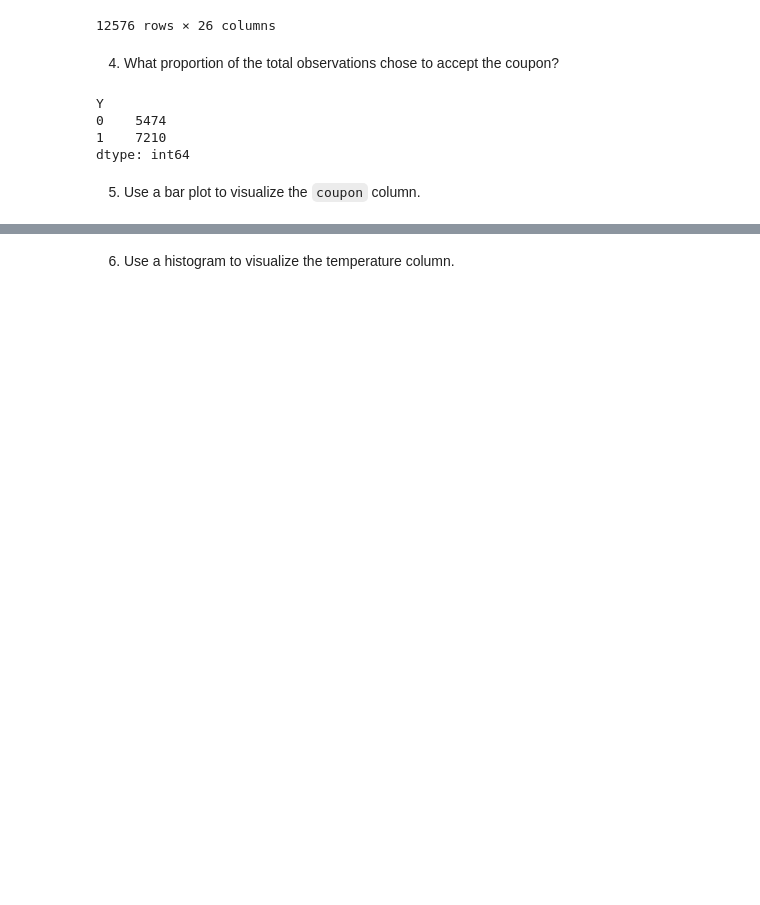
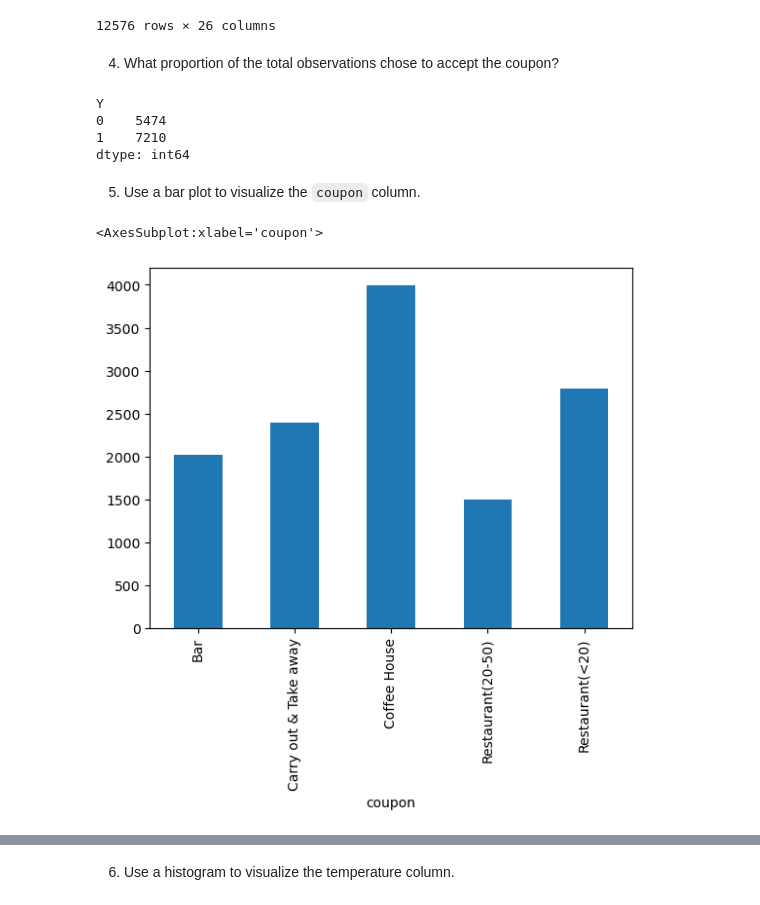
Before and after one commit to sgshaikh/Customer_Accept_Coupon, a Jupyter notebook: prompt.ipynb, the cells around one changed output, grey strips where cells are left out. Saved outputs shown, nothing was run; the diff lists cells and outputs as text; code cells hidden in the pictures; blank space fills up the shorter version.

Commit message:
A few plots

```diff
--- a/prompt.ipynb
+++ b/prompt.ipynb
@@ -149,4 +149,9 @@ Y
 dtype: int64
 # %% [markdown]
 5. Use a bar plot to visualize the `coupon` column.
+# %%
+data.groupby('coupon')['Y'].count().plot.bar()
+# %% [output]
+<AxesSubplot:xlabel='coupon'>
+[figure, added]
 # %%
```
Also changed, not shown: parts of 2 cells of this notebook.
